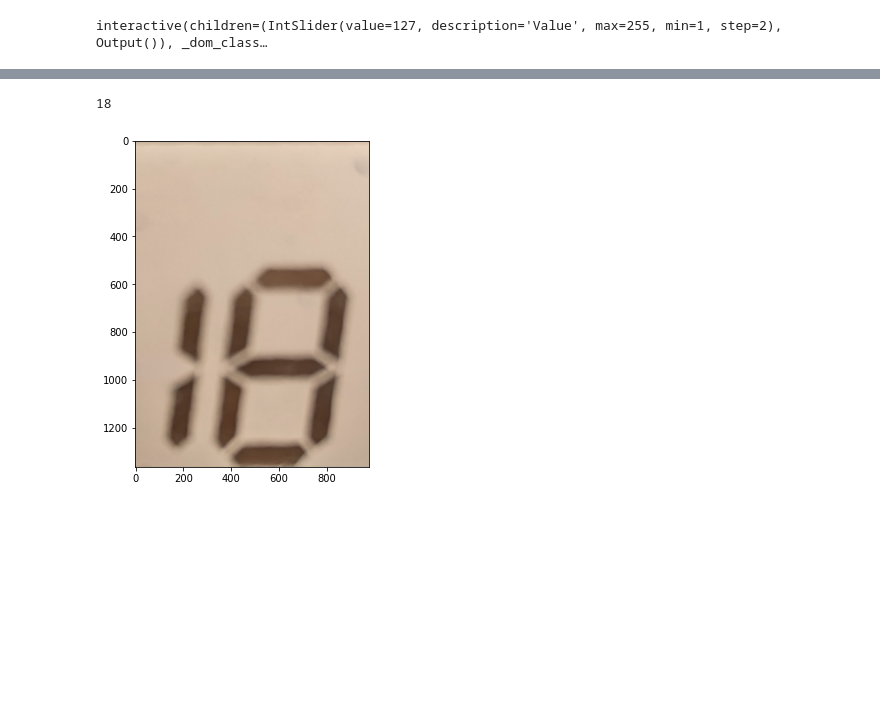
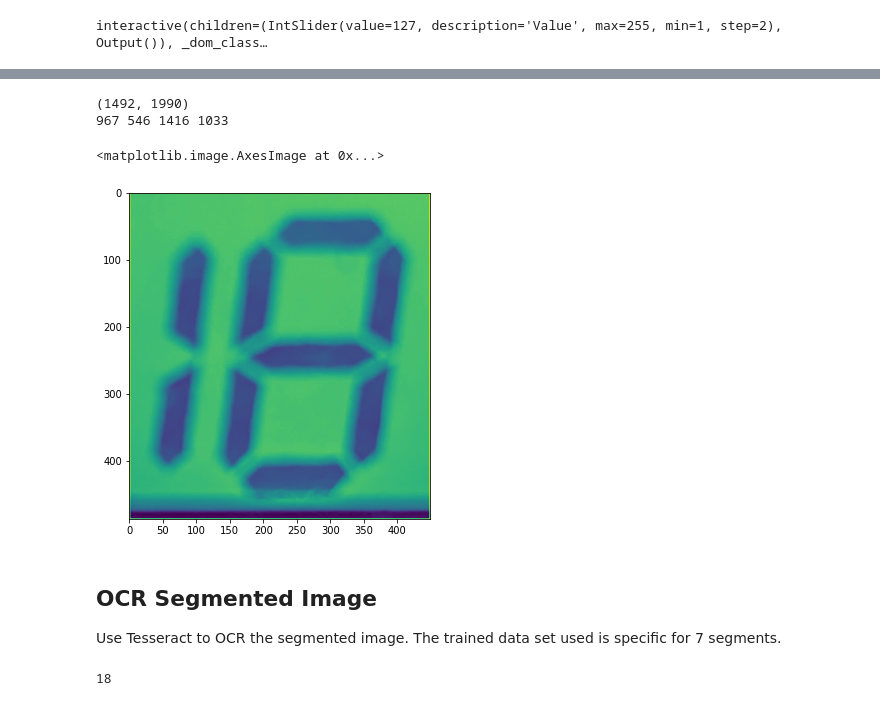
Before and after one commit to mthorley/notebooks, a Jupyter notebook: pentair-image-processing/Pentair Heater LCD Image Processing.ipynb, the cells around one changed output, grey strips where cells are left out. Saved outputs shown, nothing was run; the diff lists cells and outputs as text; code cells hidden in the pictures; blank space fills up the shorter version.

```diff
--- a/pentair-image-processing/Pentair Heater LCD Image Processing.ipynb
+++ b/pentair-image-processing/Pentair Heater LCD Image Processing.ipynb
@@ -154,22 +189,30 @@ Attempt contour search to find a trapizoid or near rectangle
+# %%
+# Segment image
+img = cv2.imread(img_path, cv2.IMREAD_GRAYSCALE)
+print (img.shape)
+
+print (x1, y1, x2, y2)
+h = y2 - y1
+w = x2 - x1
+cropped_image = img[y1:y1+h, x1:x1+w]
+
+cv2.rectangle(img,(x1,y1),(x2,y2),(255,255,0),2)
+plt.imshow(img)
+plt.imshow(cropped_image)
+# %% [output]
+(1492, 1990)
+967 546 1416 1033
+<matplotlib.image.AxesImage at 0x...>
+[figure, added]
+# %% [markdown]
+## OCR Segmented Image
+
+Use Tesseract to OCR the segmented image. The trained data set used is specific for 7 segments.
 # %%
-input_image = cv2.imread('./images/LCD_heating_18_segmented.jpeg')
-
-plt.imshow(input_image)
-
-# Cvt to hsv
-hsv = cv2.cvtColor(input_image, cv2.COLOR_BGR2HSV)
-
-# Get binary-mask
-msk = cv2.inRange(hsv, np.array([0, 0, 175]), np.array([179, 255, 255]))
-krn = cv2.getStructuringElement(cv2.MORPH_RECT, (5, 3))
-dlt = cv2.dilate(msk, krn, iterations=1)
-thr = 255 - cv2.bitwise_and(dlt, msk)
-
 # OCR
-d = pytesseract.image_to_string(input_image, config="-l 7seg --psm 8") # best
+d = pytesseract.image_to_string(cropped_image, config="-l 7seg --psm 8") # best
 #d = pytesseract.image_to_string(thr, config="-l ssd_int --psm 8")
 #d = pytesseract.image_to_string(thr, config="-l 7seg --psm 8")
 print(d)
 # %% [output]
 18
-[figure, removed]
```
Also changed, not shown: parts of 9 cells of this notebook, 1 other file.
